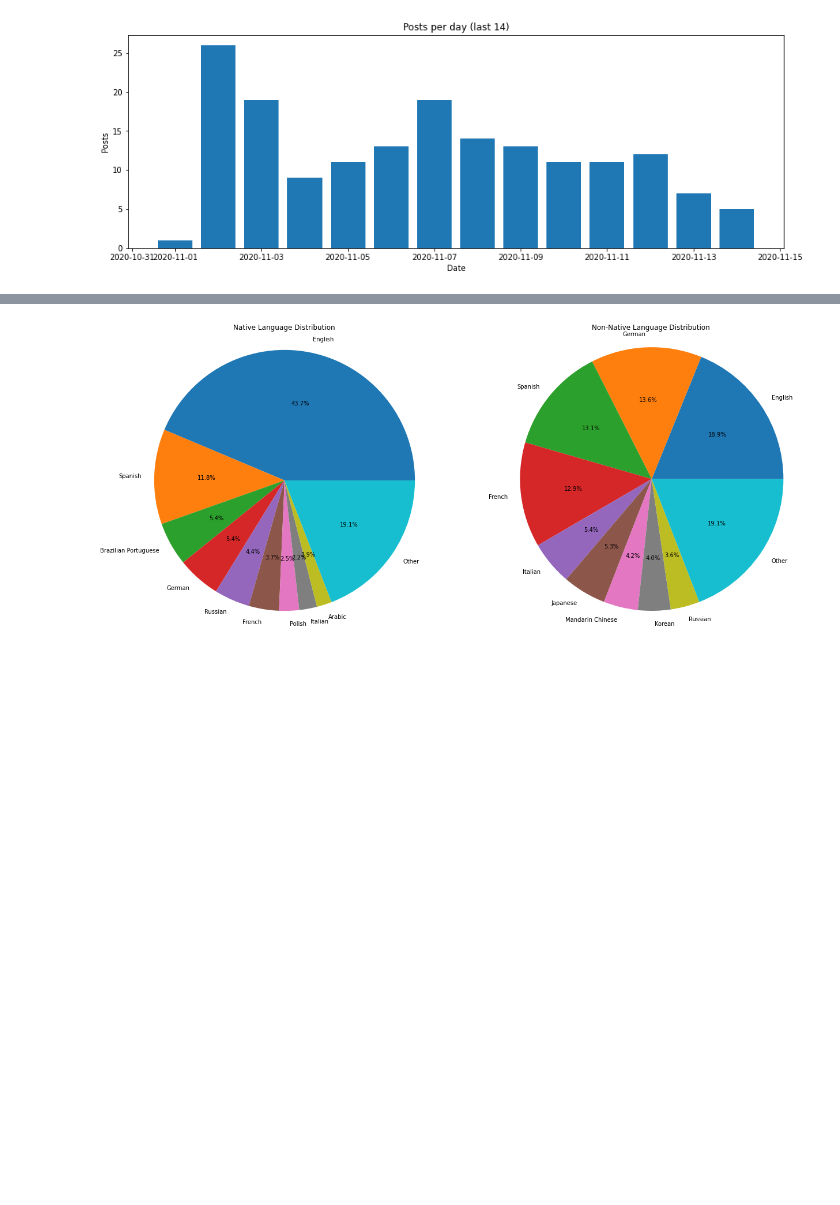
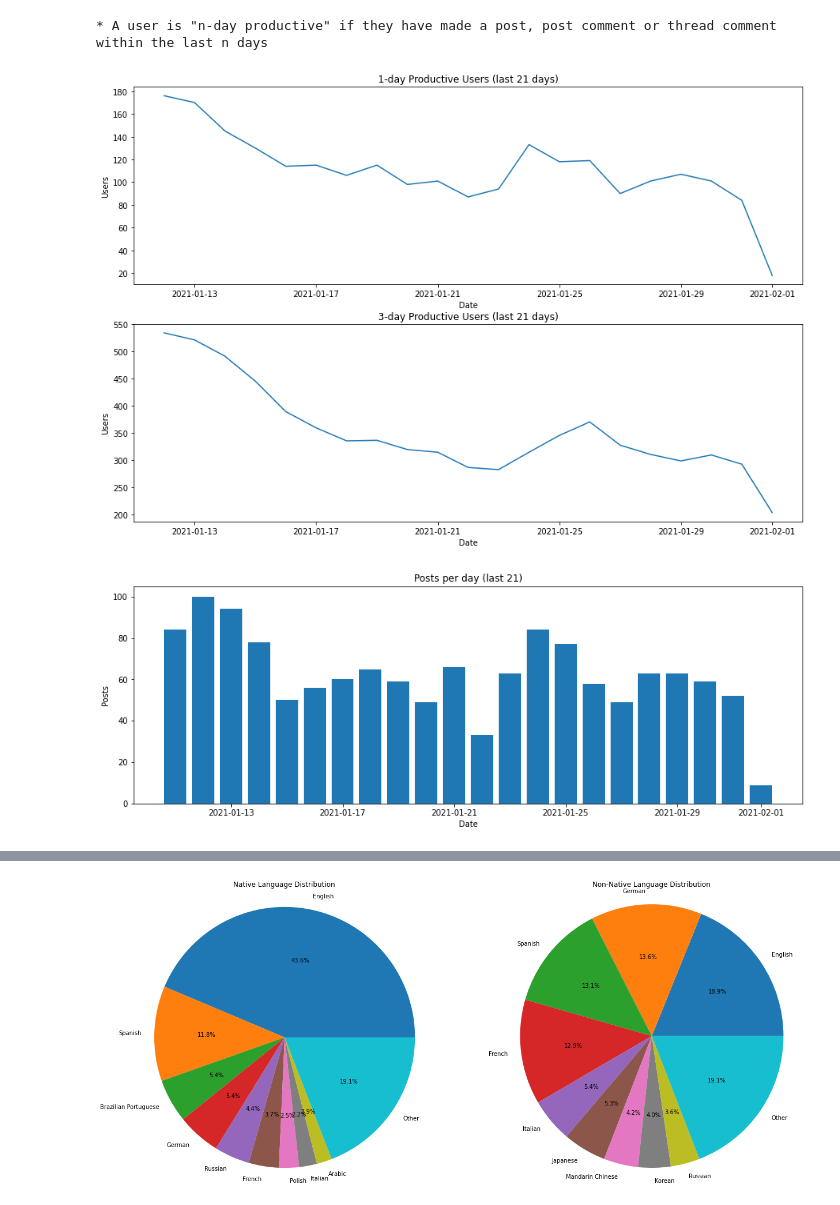
Before and after one commit to Journaly/janalytics, a Jupyter notebook: Activity Report.ipynb, the cells around one changed output, grey strips where cells are left out. Saved outputs shown, nothing was run; the diff lists cells and outputs as text; code cells hidden in the pictures; blank space fills up the shorter version.

```diff
--- a/Activity Report.ipynb
+++ b/Activity Report.ipynb
@@ -40,7 +40,7 @@ def top_n_plus_other(n, rows):
     return s[:n] + [(other_count, 'Other')]
 # %%
 # Number of days into the past to run timeseries reports for
-TIME_PERIOD = timedelta(days=14)
+TIME_PERIOD = timedelta(days=21)
 NOW = datetime.utcnow()
 # %%
 with get_cursor() as cur:
@@ -55,3 +55,56 @@ Total users: 4329
+# %%
+def n_day_productivity(cur, n, end):
+    sample_end = end - timedelta(days=n)
+    cur.execute('''
+        SELECT * FROM (
+            SELECT
+                SUM(sq3.count) OVER(ORDER BY sq3.when ROWS BETWEEN %s PRECEDING AND CURRENT ROW) AS three_day_sum,
+                sq3.when
+            FROM (
+                SELECT COUNT(*) AS count, sq2.when FROM (
+                    SELECT sq1.user, sq1.when FROM (
+                        SELECT "authorId" as user, "createdAt"::Date as when FROM "Post" WHERE "Post"."createdAt" > %s UNION
+                        SELECT "authorId" as user, "createdAt"::Date as when FROM "PostComment" WHERE "PostComment"."createdAt" > %s UNION
+                        SELECT "authorId" as user, "createdAt"::Date as when FROM "Comment" WHERE "Comment"."createdAt" > %s
+                    ) as sq1
+                    GROUP BY sq1.user, sq1.when
+                ) as sq2
+                GROUP BY sq2.when
+            ) AS sq3
+            ORDER BY sq3.when
+        ) sq4
+        WHERE sq4.when > %s
+    ''', (n - 1, sample_end, sample_end, sample_end, end))
+    return cur.fetchall()
+
+
+with get_cursor() as cur:
+    fig = plt.figure(figsize=(15,10))
+
+    ## 1 day
+    plt.subplot(2,1,1)
+    user_counts, dates = transpose(n_day_productivity(cur, 1, NOW - TIME_PERIOD))
+
+    plt.title('1-day Productive Users (last %d days)' % TIME_PERIOD.days)
+    plt.xlabel('Date')
+    plt.ylabel('Users')
+    plt.plot(dates, user_counts)
+
+
+    ## 3 day
+    plt.subplot(2,1,2)
+    user_counts, dates = transpose(n_day_productivity(cur, 3, NOW - TIME_PERIOD))
+
+    plt.title('3-day Productive Users (last %d days)' % TIME_PERIOD.days)
+    plt.xlabel('Date')
+    plt.ylabel('Users')
+    plt.plot(dates, user_counts)
+
+    print('* A user is "n-day productive" if they have made a post, post comment '
+          'or thread comment within the last n days')
+# %% [output]
+* A user is "n-day productive" if they have made a post, post comment or thread comment within the last n days
+[figure, added]
 # %%
 with get_cursor() as cur:
     cur.execute('''
@@ -72,7 +125,7 @@ with get_cursor() as cur:
     plt.bar(dates, post_counts)
     plt.show()
 # %% [output]
-[figure, old version]
+[figure, new version]
 # %%
 with get_cursor() as cur:
     cur.execute('''
```
Also changed, not shown: parts of 4 cells of this notebook.
